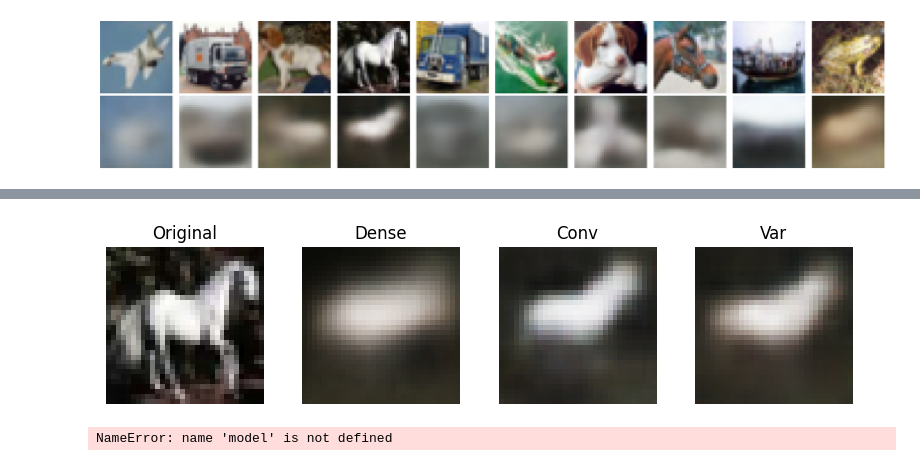
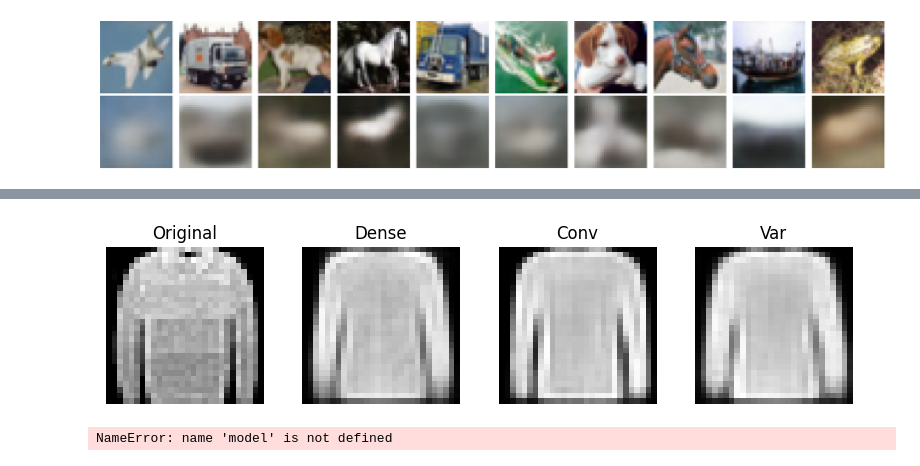
Before and after one commit to FrankDelft/MLaBP_P5, a Jupyter notebook: main.ipynb, the cells around one changed output, grey strips where cells are left out. Cells and saved outputs as stored; diff of their text form; code cells hidden in the pictures.

```diff
--- a/main.ipynb
+++ b/main.ipynb
@@ -186,8 +188,8 @@ compare_CIFAR(x_test_c, model5,test_dataloader_cifar)
 # %%
 
 from visualizer import compare_cifar_models, compare_fmnist_models
-image_number=13
-compare_fmnist_models([(model3, 'Dense', 1), (model, 'Conv', 0),(model6,'Var')], x_test[image_number],test_dataloader_fmnist,image_number-3)
-compare_cifar_models([(model4, 'Dense', 1), (model2, 'Conv', 0),(model5,'Var')], x_test_c[image_number],test_dataloader_cifar,image_number-3)
+image_number=20
+compare_fmnist_models([(model3, 'Dense', 1), (model, 'Conv', 0),(model6,'Var',0)], x_test[image_number],test_dataloader_fmnist,image_number-3)
+# compare_cifar_models([(model4, 'Dense', 1), (model2, 'Conv', 0),(model5,'Var')], x_test_c[image_number],test_dataloader_cifar,image_number-3)
 # %% [output]
 1/1 ━━━━━━━━━━━━━━━━━━━━ 0s 13ms/step
@@ -195,4 +197,4 @@ compare_cifar_models([(model4, 'Dense', 1), (model2, 'Conv', 0),(model5,'Var')],
-[figure, old version]
+[figure, new version]
 # %%
 import time
 
```
Also changed, not shown: parts of 2 cells of this notebook.
